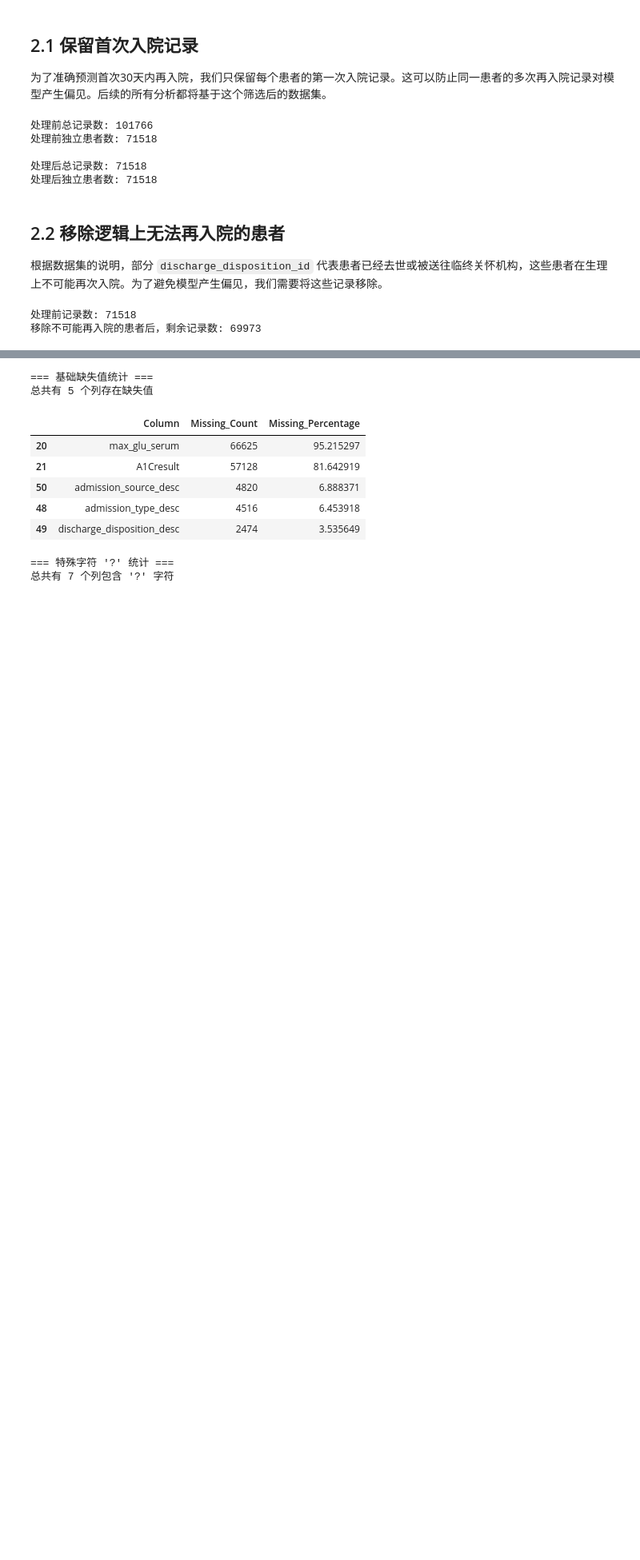
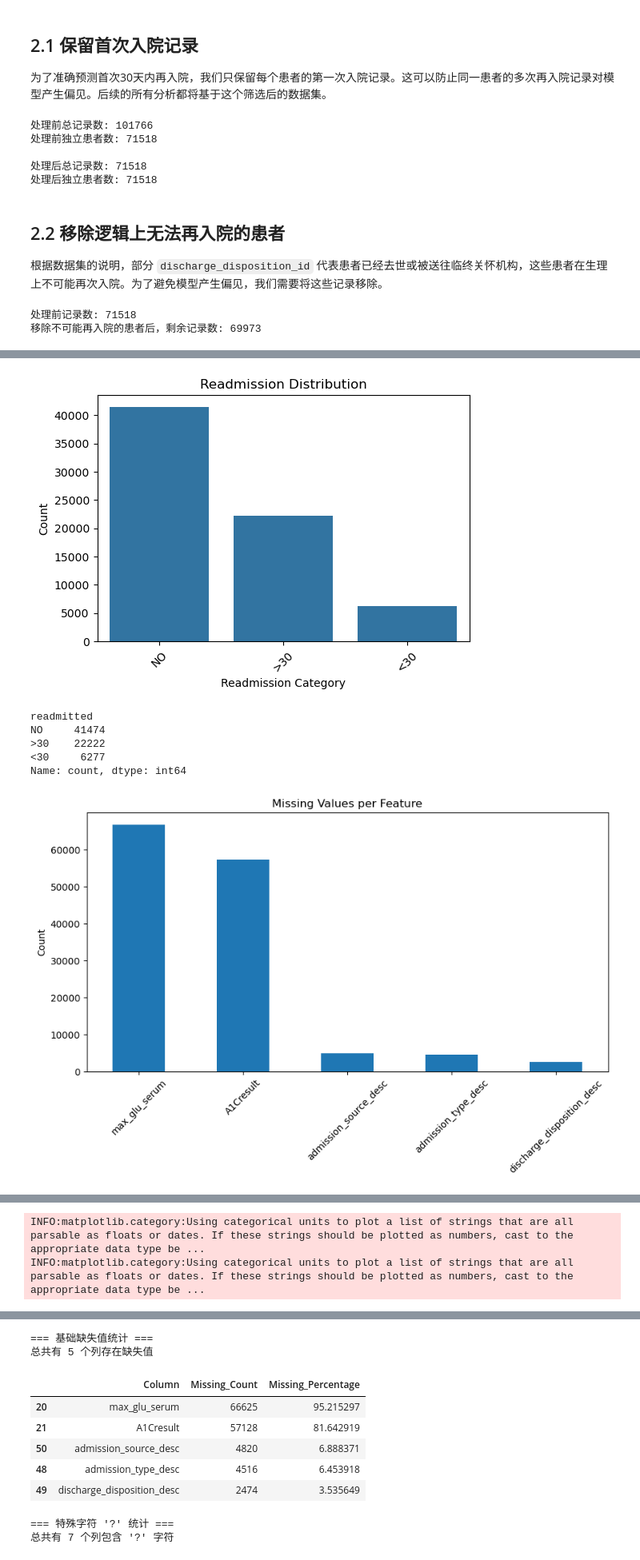
Before and after one commit to sarcorlisy/GHM_RESEARCH_PROJECT, a Jupyter notebook: Pipeline_Demo.ipynb, the cells around one changed output, grey strips where cells are left out. Shown at 80% size. Saved outputs shown, nothing was run; the diff lists cells and outputs as text; code cells hidden in the pictures; blank space fills up the shorter version.

```diff
--- a/Pipeline_Demo.ipynb
+++ b/Pipeline_Demo.ipynb
@@ -89,0 +90,34 @@ print(f"移除不可能再入院的患者后，剩余记录数: {len(raw_data)}"
+# %%
+from eda_analyzer import EDAAnalyzer
+
+# 选择你要分析的数据表
+eda = EDAAnalyzer(raw_data)  # 或 processed_data
+
+# 1. readmission 分布
+eda.plot_readmission_distribution()
+
+# 2. 缺失值分布
+eda.plot_missing_values()
+
+# 1. 平均年龄
+eda.plot_average_age()
+
+# 2. 按年龄组画住院时长均值柱状图
+eda.plot_avg_stay_by_age_group()
+
+# 3. 按年龄组和性别画住院时长箱线图
+eda.plot_avg_stay_by_age_gender_box()
+
+# 4. 前10诊断分布
+eda.plot_top_diagnoses_simple()
+
+# 5. 特征相关性热力图
+eda.plot_correlation_heatmap()
+# %% [output]
+[figure, added]
+readmitted
+NO     41474
+>30    22222
+<30     6277
+Name: count, dtype: int64
+[figure, added]
@@ -89,0 +140,2 @@ print(f"移除不可能再入院的患者后，剩余记录数: {len(raw_data)}"
+INFO:matplotlib.category:Using categorical units to plot a list of strings that are all parsable as floats or dates. If these strings should be plotted as numbers, cast to the appropriate data type be ...
+INFO:matplotlib.category:Using categorical units to plot a list of strings that are all parsable as floats or dates. If these strings should be plotted as numbers, cast to the appropriate data type be ...
```
Also changed, not shown: parts of 35 cells of this notebook, 13 other files.
